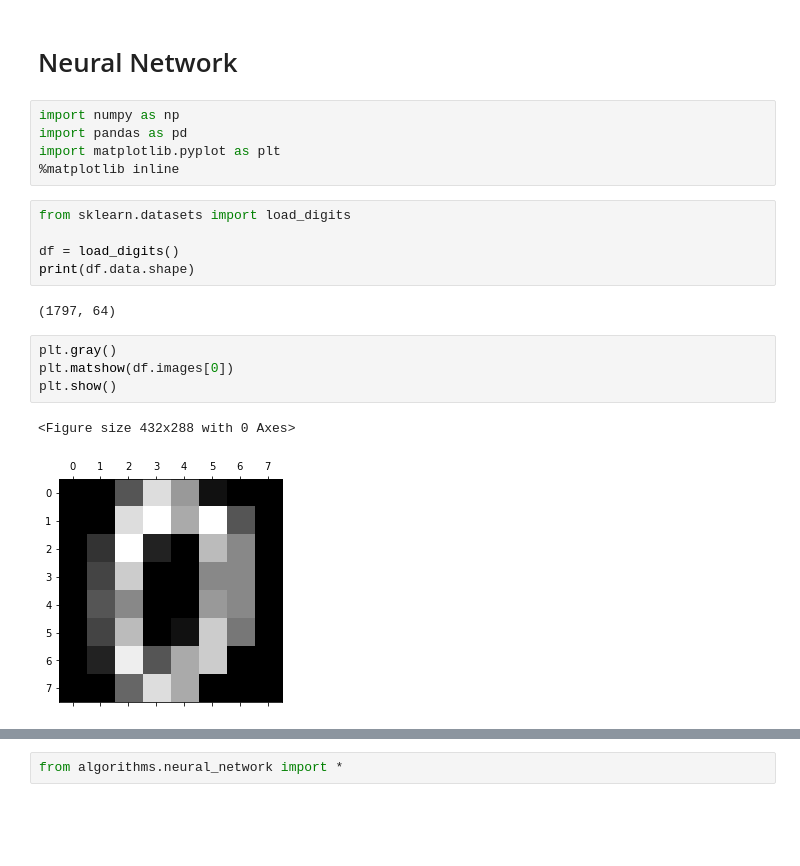
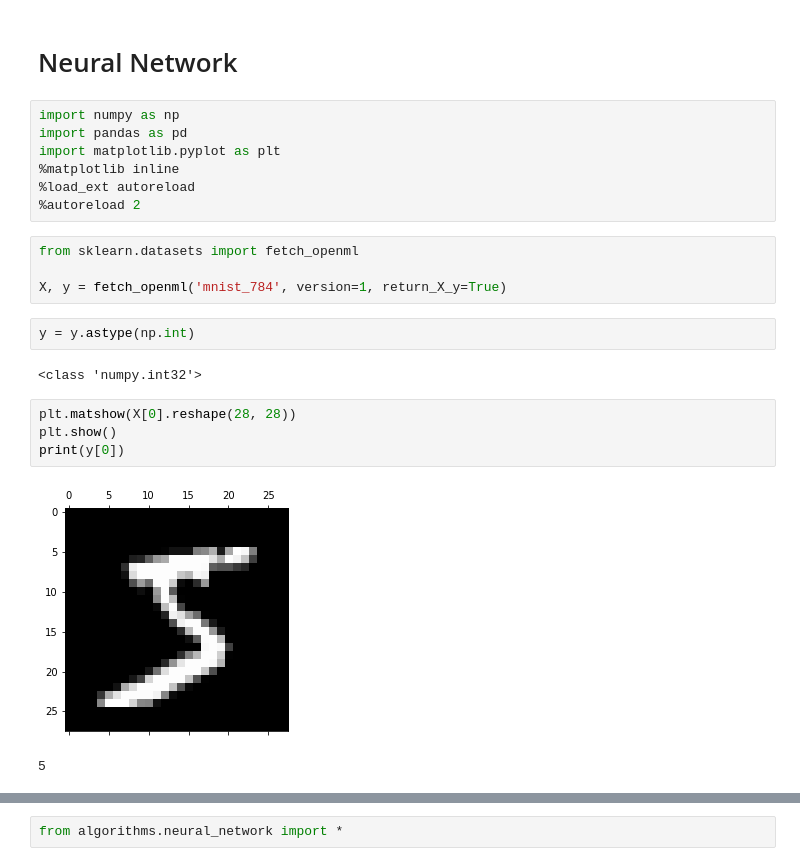
Before and after one commit to mmore21/ai, a Jupyter notebook: neural_network.ipynb, the cells around one changed output, grey strips where cells are left out. Drawn from its saved outputs; the diff is of its cells as text; blank space fills up the shorter version.

```diff
--- a/neural_network.ipynb
+++ b/neural_network.ipynb
@@ -5,17 +5,20 @@ import numpy as np
 import pandas as pd
 import matplotlib.pyplot as plt
 %matplotlib inline
+%load_ext autoreload
+%autoreload 2
-# %%
-from sklearn.datasets import load_digits
-
-df = load_digits()
-print(df.data.shape)
-# %% [output]
-(1797, 64)
+# %%
+from sklearn.datasets import fetch_openml
+
+X, y = fetch_openml('mnist_784', version=1, return_X_y=True)
+# %%
+y = y.astype(np.int)
+# %% [output]
+<class 'numpy.int32'>
 # %%
-plt.gray()
-plt.matshow(df.images[0])
+plt.matshow(X[0].reshape(28, 28))
 plt.show()
+print(y[0])
 # %% [output]
+[figure, new version]
-<Figure size 432x288 with 0 Axes>
+5
-[figure, old version]
```
Also changed, not shown: parts of 7 cells of this notebook, 2 other files.
